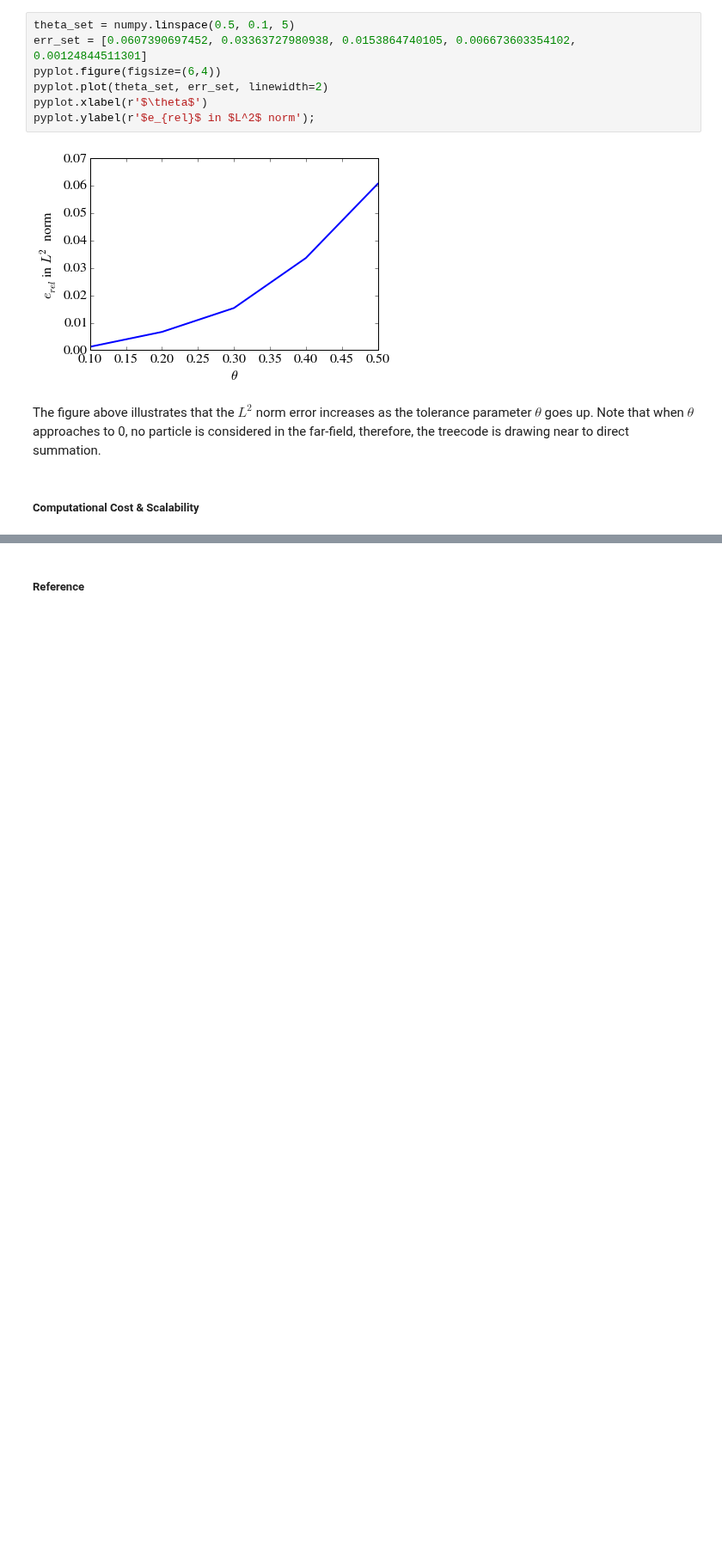
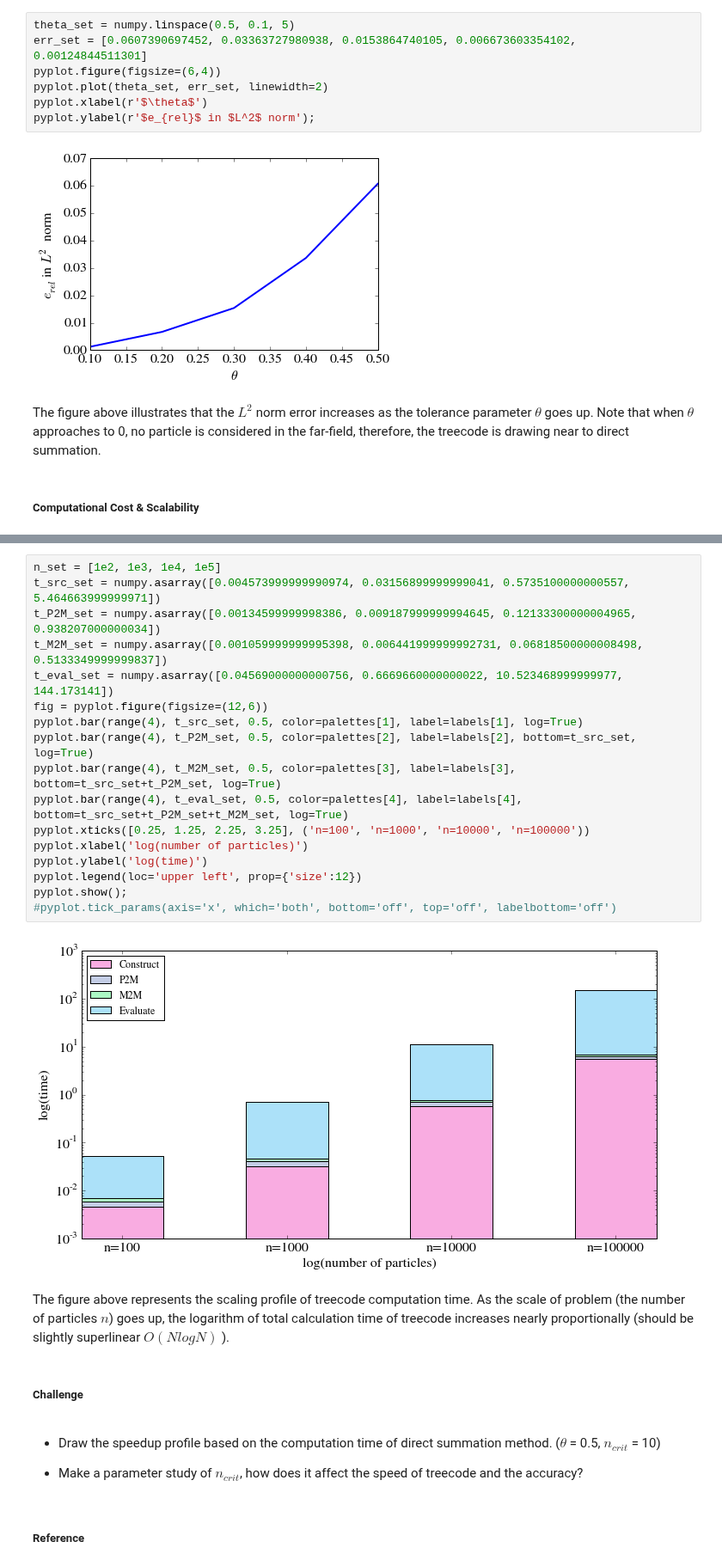
Before and after one commit to barbagroup/FMM_tutorial, a Jupyter notebook: 06_treecode.ipynb, the cells around one changed output, grey strips where cells are left out. Shown at 86% size. Saved outputs shown, nothing was run; the diff lists cells and outputs as text; blank space fills up the shorter version.

Commit message:
add scaling performance

```diff
--- a/06_treecode.ipynb
+++ b/06_treecode.ipynb
@@ -272,3 +279,30 @@ pyplot.show();
+# %%
+n_set = [1e2, 1e3, 1e4, 1e5]
+t_src_set = numpy.asarray([0.004573999999990974, 0.03156899999999041, 0.5735100000000557, 5.464663999999971])
+t_P2M_set = numpy.asarray([0.00134599999998386, 0.009187999999994645, 0.12133300000004965, 0.938207000000034])
+t_M2M_set = numpy.asarray([0.001059999999995398, 0.006441999999992731, 0.06818500000008498, 0.5133349999999837])
+t_eval_set = numpy.asarray([0.04569000000000756, 0.6669660000000022, 10.523468999999977, 144.173141])
+fig = pyplot.figure(figsize=(12,6))
+pyplot.bar(range(4), t_src_set, 0.5, color=palettes[1], label=labels[1], log=True)
+pyplot.bar(range(4), t_P2M_set, 0.5, color=palettes[2], label=labels[2], bottom=t_src_set, log=True)
+pyplot.bar(range(4), t_M2M_set, 0.5, color=palettes[3], label=labels[3], bottom=t_src_set+t_P2M_set, log=True)
+pyplot.bar(range(4), t_eval_set, 0.5, color=palettes[4], label=labels[4], bottom=t_src_set+t_P2M_set+t_M2M_set, log=True)
+pyplot.xticks([0.25, 1.25, 2.25, 3.25], ('n=100', 'n=1000', 'n=10000', 'n=100000'))
+pyplot.xlabel('log(number of particles)')
+pyplot.ylabel('log(time)')
+pyplot.legend(loc='upper left', prop={'size':12})
+pyplot.show();
+#pyplot.tick_params(axis='x', which='both', bottom='off', top='off', labelbottom='off')
+# %% [output]
+[figure, added]
+# %% [markdown]
+The figure above represents the scaling profile of treecode computation time. As the scale of problem (the number of particles $n$) goes up, the logarithm of total calculation time of treecode increases nearly proportionally (should be slightly superlinear $O(NlogN)$ ).
+# %% [markdown]
+##### Challenge
+# %% [markdown]
+- Draw the speedup profile based on the computation time of direct summation method. ($\theta$ = 0.5, $n_{crit}$ = 10)
+
+- Make a parameter study of $n_{crit}$, how does it affect the speed of treecode and the accuracy?
 # %% [markdown]
 ##### Reference
 # %% [markdown]
```
Also changed, not shown: parts of 10 cells of this notebook.
